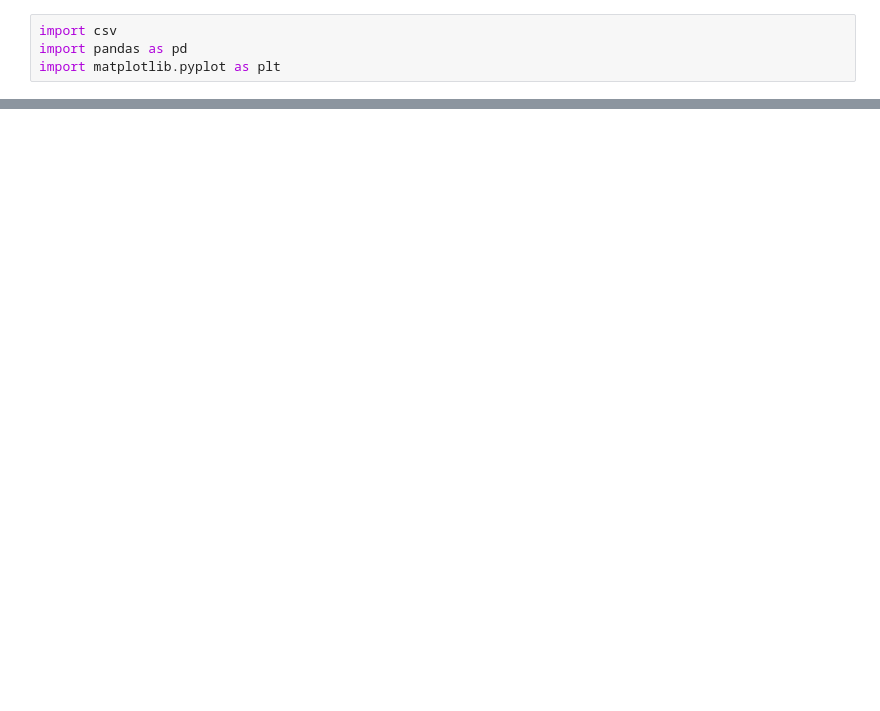
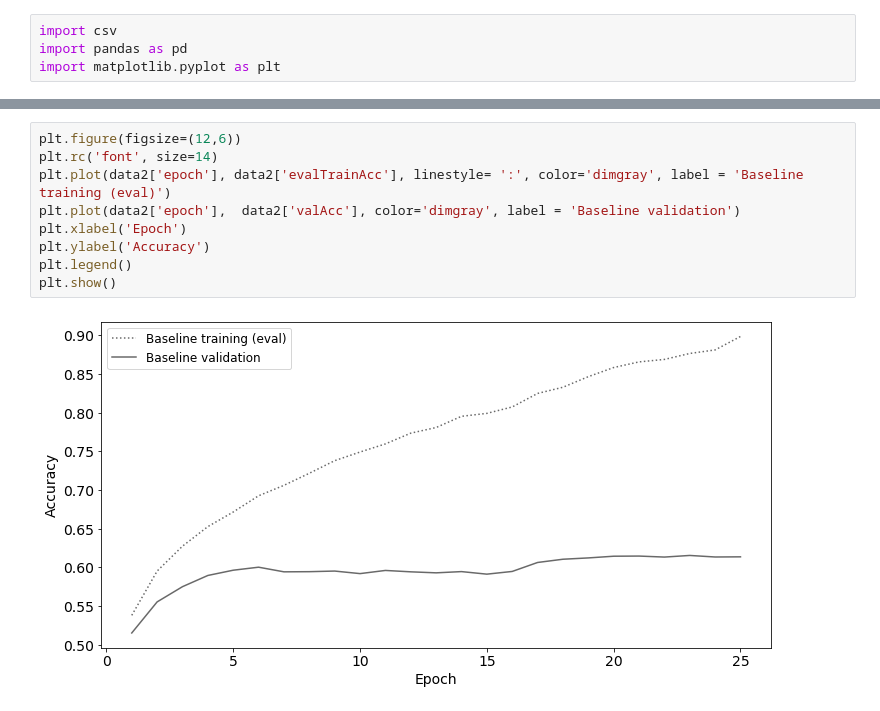
Before and after one commit to louisrankin/VQA-Capstone-Project, a Jupyter notebook: x_Visualise_Results_rev02.ipynb, the cells around one changed output, grey strips where cells are left out. Drawn from its saved outputs; the diff is of its cells as text; blank space fills up the shorter version.

```diff
--- a/x_Visualise_Results_rev02.ipynb
+++ b/x_Visualise_Results_rev02.ipynb
@@ -82,0 +85,11 @@ plt.legend()
+# %%
+plt.figure(figsize=(12,6))
+plt.rc('font', size=14)
+plt.plot(data2['epoch'], data2['evalTrainAcc'], linestyle= ':', color='dimgray', label = 'Baseline training (eval)')
+plt.plot(data2['epoch'],  data2['valAcc'], color='dimgray', label = 'Baseline validation')
+plt.xlabel('Epoch')
+plt.ylabel('Accuracy')
+plt.legend()
+plt.show()
+# %% [output]
+[figure, added]
```
Also changed, not shown: parts of 4 cells of this notebook, 1 other file.
